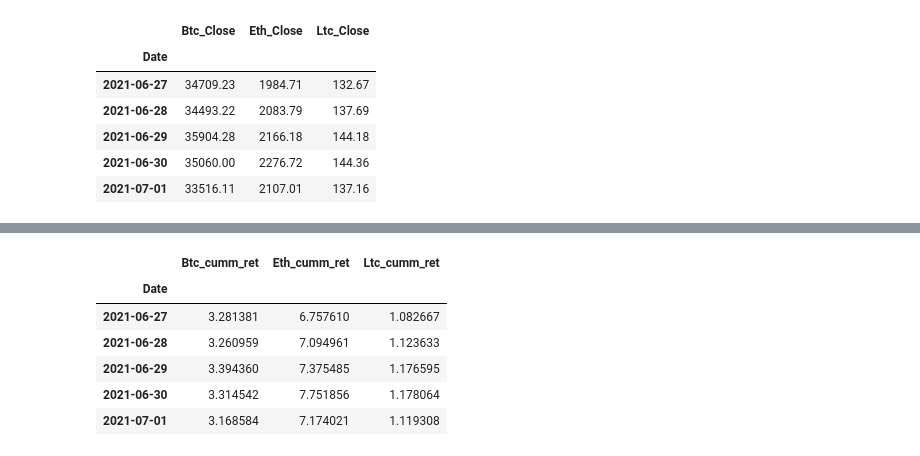
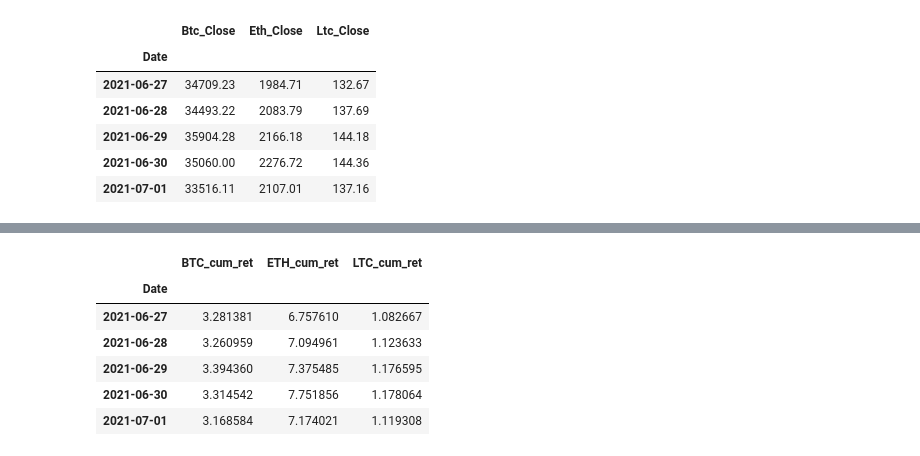
Before and after one commit to jpweldon/Cryptocurrency_Stock_Correlation, a Jupyter notebook: Resources/crypto_data.ipynb, the cells around one changed output, grey strips where cells are left out. Cells and saved outputs as stored; diff of their text form; code cells hidden in the pictures.

```diff
--- a/Resources/crypto_data.ipynb
+++ b/Resources/crypto_data.ipynb
@@ -419,0 +400,5 @@ crypto_historic_daily_returns
+# %%
+crypto_historic_daily_returns = crypto_historic_closing.pct_change().dropna()
+columns = ['BTC_Daily_Returns', 'ETH_Daily_Returns', 'LTC_Daily_Returns']
+crypto_historic_daily_returns.columns = columns
+crypto_historic_daily_returns
@@ -420,15 +420,15 @@ crypto_historic_daily_returns
 # %%
 # Create new DataFrame of cummulative returns
 crypto_cummulative_returns = (1 + crypto_historic_daily_returns).cumprod()
 
 
-columns = ['Btc_cumm_ret', 'Eth_cumm_ret', 'Ltc_cumm_ret']
+columns = ['BTC_cum_ret', 'ETH_cum_ret', 'LTC_cum_ret']
 crypto_cummulative_returns.columns = columns
 
 # Verify function worked by reviewing last few lines of DataFrame
 crypto_cummulative_returns.tail()
 # %% [output]
-|  | Btc_cumm_ret | Eth_cumm_ret | Ltc_cumm_ret |
+|  | BTC_cum_ret | ETH_cum_ret | LTC_cum_ret |
 | Date |  |  |  |
 | 2021-06-27 | 3.281381 | 6.757610 | 1.082667 |
 | 2021-06-28 | 3.260959 | 7.094961 | 1.123633 |
```
Also changed, not shown: parts of 3 cells of this notebook, 6 other files.
